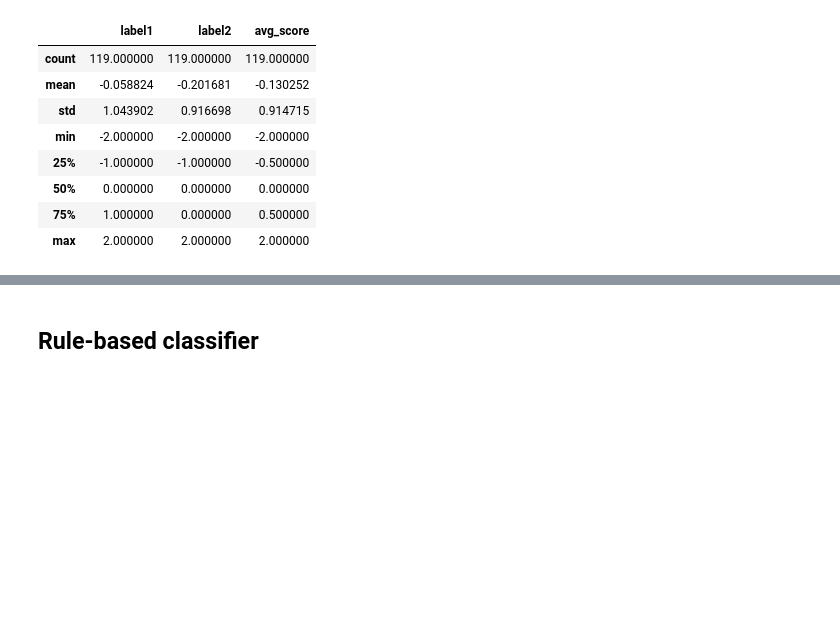
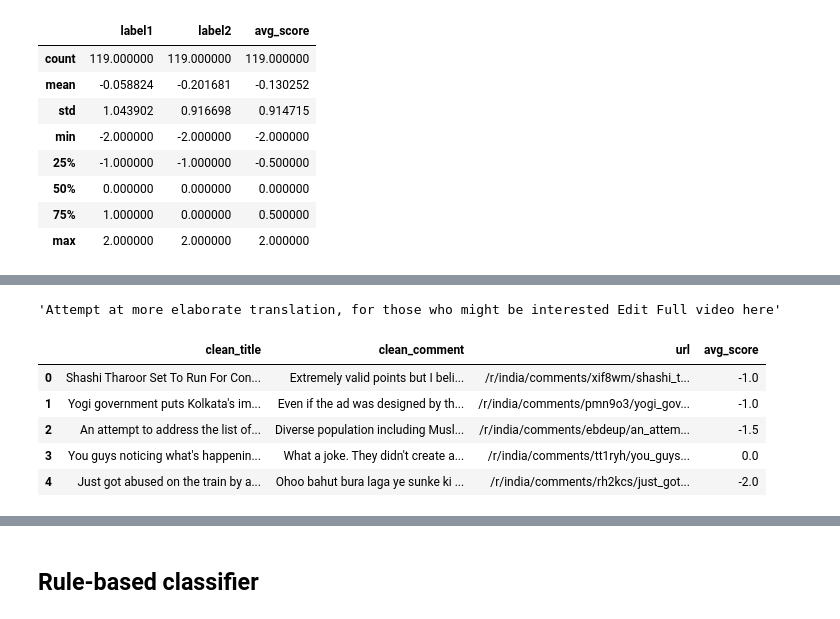
Before and after one commit to Sdidt/RedPILS, a Jupyter notebook: classification_model/Classification Model experiments.ipynb, the cells around one changed output, grey strips where cells are left out. Drawn from its saved outputs; the diff is of its cells as text; code cells hidden in the pictures; blank space fills up the shorter version.

```diff
--- a/classification_model/Classification Model experiments.ipynb
+++ b/classification_model/Classification Model experiments.ipynb
@@ -48,0 +55,4 @@ text_df.describe()
+# %%
+def clean_quotations(text):
+    temp = re.sub(r'>.*?\n', '', text)
+    return temp
@@ -48,0 +70,11 @@ text_df.describe()
+# %%
+def clean_url(text):
+    temp = re.sub(r'(http(s)?:\/\/.)?(www\.)?[-a-zA-Z0-9@:%._\+~#=]{2,256}\.[a-z]{2,6}\b([-a-zA-Z0-9@:%_\+\.~#?&\/=]*)', '', text)
+    return temp
+# %%
+def clean_text(text):
+    temp = clean_quotations(text)
+    temp = clean_url(temp)
+    temp = re.sub(r'[^a-zA-Z0-9\s\.,?!\'\"]', ' ', temp)
+    temp = re.sub(r'\s+', ' ', temp)  # replace multiple spaces with single space
+    return temp.strip()
@@ -48,0 +107,17 @@ text_df.describe()
+# %%
+clean_text(text_df['comment'][14])
+# %% [output]
+'Attempt at more elaborate translation, for those who might be interested Edit Full video here'
+# %%
+clean_df = pd.DataFrame()
+clean_df['clean_title'] = text_df.apply(lambda x: clean_text(x['submission_title']), axis=1)
+clean_df['clean_comment'] = text_df.apply(lambda x: clean_text(x['comment']), axis=1)
+clean_df[['url', 'avg_score']] = text_df[['url', 'avg_score']]
+clean_df.head()
+# %% [output]
+|  | clean_title | clean_comment | url | avg_score |
+| 0 | Shashi Tharoor Set To Run For Con... | Extremely valid points but I beli... | /r/india/comments/xif8wm/shashi_t... | -1.0 |
+| 1 | Yogi government puts Kolkata's im... | Even if the ad was designed by th... | /r/india/comments/pmn9o3/yogi_gov... | -1.0 |
+| 2 | An attempt to address the list of... | Diverse population including Musl... | /r/india/comments/ebdeup/an_attem... | -1.5 |
+| 3 | You guys noticing what's happenin... | What a joke. They didn't create a... | /r/india/comments/tt1ryh/you_guys... | 0.0 |
+| 4 | Just got abused on the train by a... | Ohoo bahut bura laga ye sunke ki ... | /r/india/comments/rh2kcs/just_got... | -2.0 |
```
Also changed, not shown: parts of 27 cells of this notebook, 1 other file.
